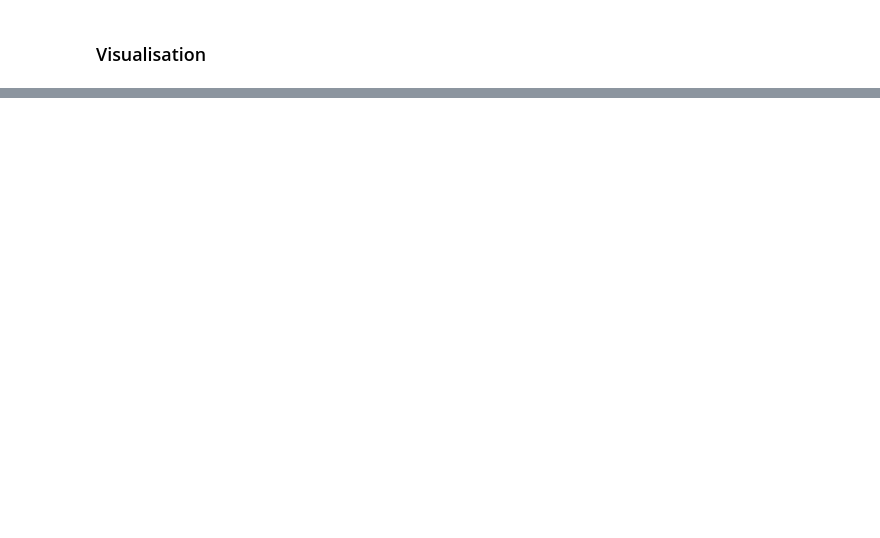
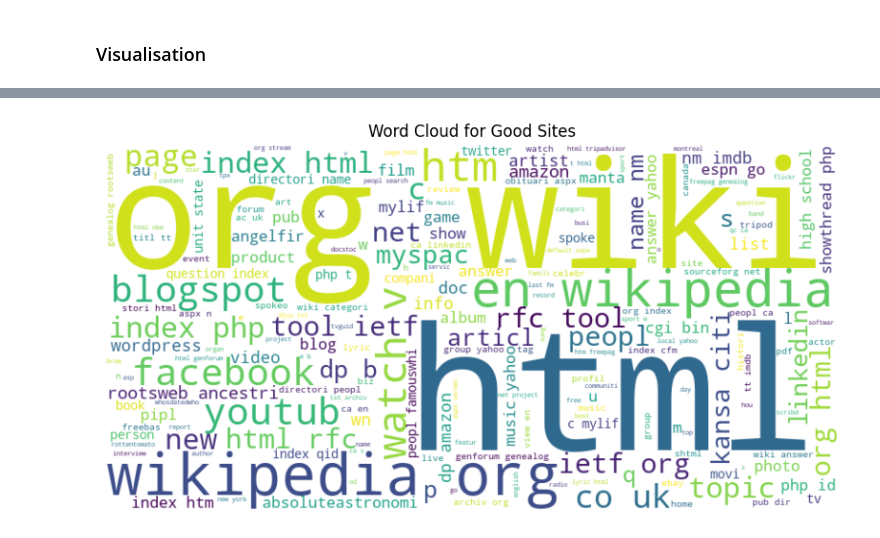
Before and after one commit to Kairos5106/data-science, a Jupyter notebook: test.ipynb, the cells around one changed output, grey strips where cells are left out. Cells and saved outputs as stored; diff of their text form; code cells hidden in the pictures; blank space fills up the shorter version.

```diff
--- a/test.ipynb
+++ b/test.ipynb
@@ -202,0 +251,5 @@ phish_data.sample(10)
+# %%
+# Plot word cloud for good sites
+plot_wordcloud(good_text, title='Word Cloud for Good Sites')
+# %% [output]
+[figure, added]
```
Also changed, not shown: parts of 12 cells of this notebook, 1 other file.
